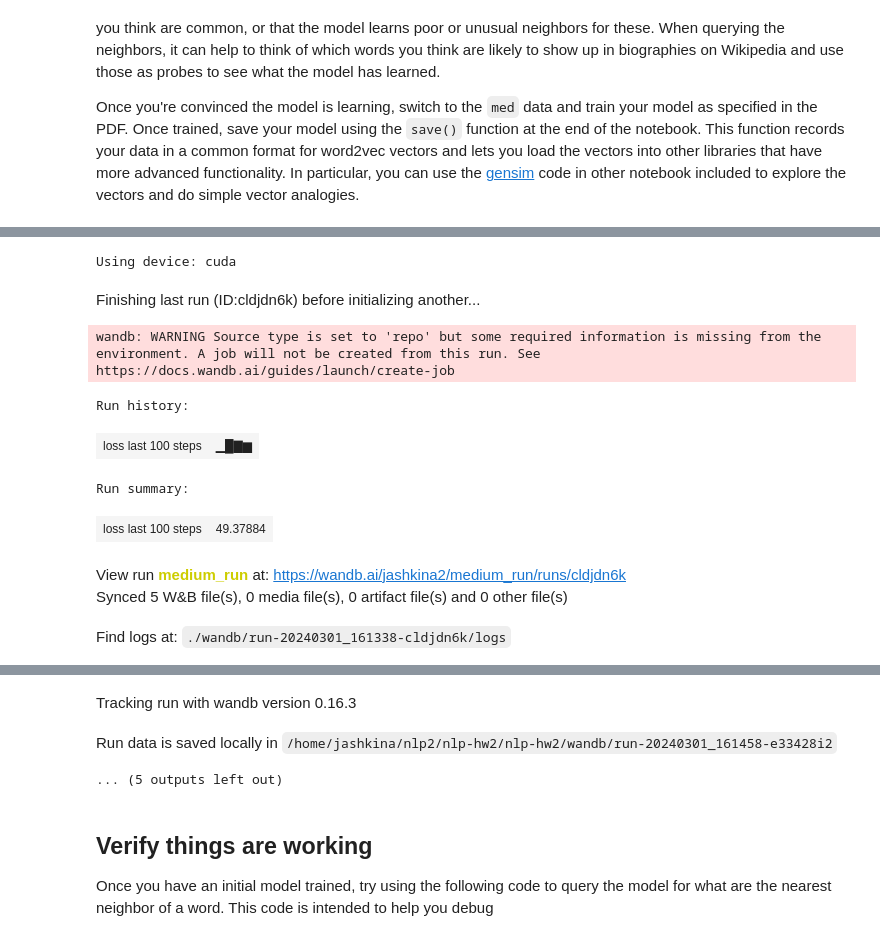
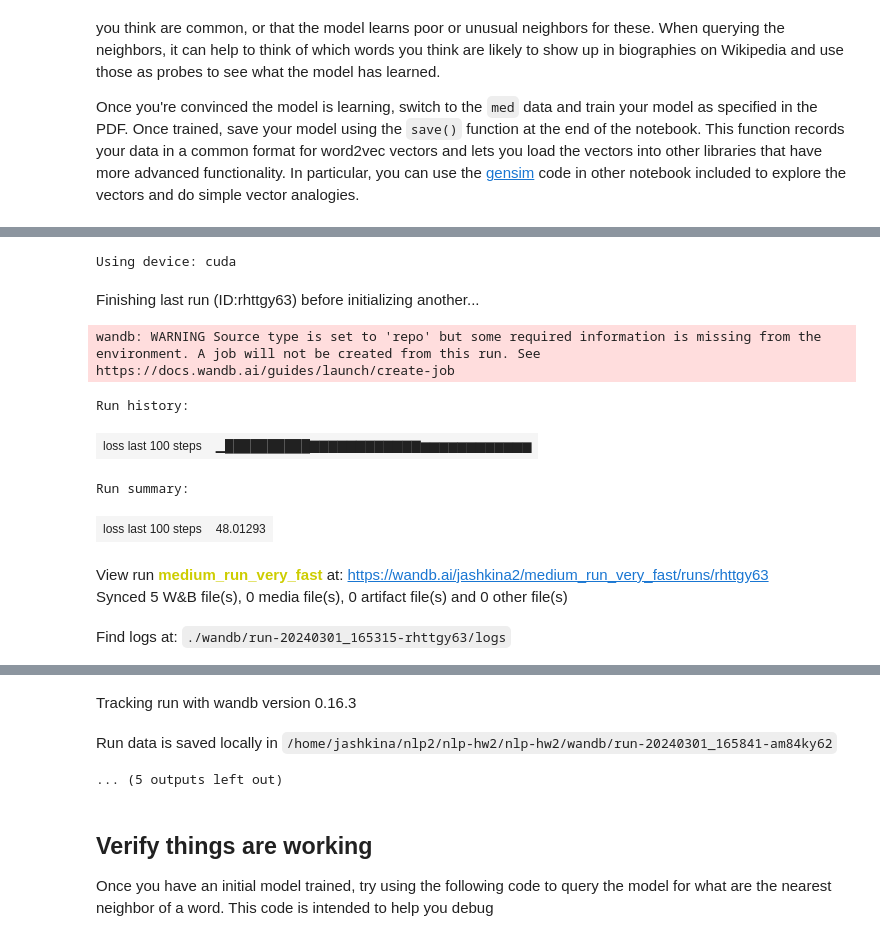
Before and after one commit to josh-ashkinaze/nlp-hw2, a Jupyter notebook: Word2Vec Pytorch Student.ipynb, the cells around one changed output, grey strips where cells are left out. Saved outputs shown, nothing was run; the diff lists cells and outputs as text; code cells hidden in the pictures.

Commit message:
change batch, clean up file

```diff
--- a/Word2Vec Pytorch Student.ipynb
+++ b/Word2Vec Pytorch Student.ipynb
@@ -686,9 +643,9 @@ print(f"Using device: {device}")
 # PARAMETERS
 ##########################
 early_stop = False
-batch_size = 512
+batch_size = 256
 embedding_size = 50
-learning_rate = 1e-3
+learning_rate = 5e-5
 window_size = 2
 min_token_freq = 5
 epochs = 1
@@ -714,7 +671,7 @@ loss_fn = torch.nn.BCELoss()
 ##########################
 # TRAINING
 ##########################
-wandb.init(project='medium_run_fast', name='medium_run_fast')
+wandb.init(project='medium_run_very_fast_l', name='medium_run_very_fast_l')
 start_time = time.time()
 print("start time", start_time)
 loss_data = []
@@ -741,38 +698,38 @@ for epoch in range(epochs):
         epoch_step +=1
 
 
 
         loss_sum += loss.item()
 
         if (step) % 100 == 0:
             wandb.log({"loss last 100 steps": loss_sum})
             print(time.time())
             print(f"step {epoch_step}, epoch {epoch} (total steps = {total_step}): {loss_sum}")
             loss_data.append({'epoch':epoch, 'loss':loss.item(), 'epoch_step':epoch_step, 'total_step':total_step})
             loss_sum = 0
         if early_stop:
             if total_step > early_stop:
                 print("BREAKING")
                 break
 print("DONE")
 end_time = time.time()
 print("end time", end_time)
 
 
 ##########################
 # PLOTS
 ##########################
 model.eval()
 loss_df = pd.DataFrame(loss_data)
-sns.lineplot(data=loss_df, x='total_step', y='loss')
+#sns.lineplot(data=loss_df, x='total_step', y='loss')
 # %% [output]
 Using device: cuda
-Finishing last run (ID:cldjdn6k) before initializing another...
+Finishing last run (ID:rhttgy63) before initializing another...
 wandb: WARNING Source type is set to 'repo' but some required information is missing from the environment. A job will not be created from this run. See https://docs.wandb.ai/guides/launch/create-job
 Run history:
-| loss last 100 steps | ▁█▇▆ |
+| loss last 100 steps | ▁██████████▇▇▇▇▇▇▇▇▇▇▇▇▆▆▆▆▆▆▆▆▆▆▆▆ |
 Run summary:
-| loss last 100 steps | 49.37884 |
+| loss last 100 steps | 48.01293 |
-View run medium_run at: https://wandb.ai/jashkina2/medium_run/runs/cldjdn6k
+View run medium_run_very_fast at: https://wandb.ai/jashkina2/medium_run_very_fast/runs/rhttgy63
 Synced 5 W&B file(s), 0 media file(s), 0 artifact file(s) and 0 other file(s)
-Find logs at: ./wandb/run-20240301_161338-cldjdn6k/logs
+Find logs at: ./wandb/run-20240301_165315-rhttgy63/logs
@@ -780,5 +737,5 @@ Successfully finished last run (ID:cldjdn6k). Initializing new run:
 Tracking run with wandb version 0.16.3
-Run data is saved locally in /home/jashkina/nlp2/nlp-hw2/nlp-hw2/wandb/run-20240301_161458-e33428i2
+Run data is saved locally in /home/jashkina/nlp2/nlp-hw2/nlp-hw2/wandb/run-20240301_165841-am84ky62
 ... (5 outputs left out)
 # %% [markdown]
 ## Verify things are working
```
Also changed, not shown: parts of 7 cells of this notebook.
